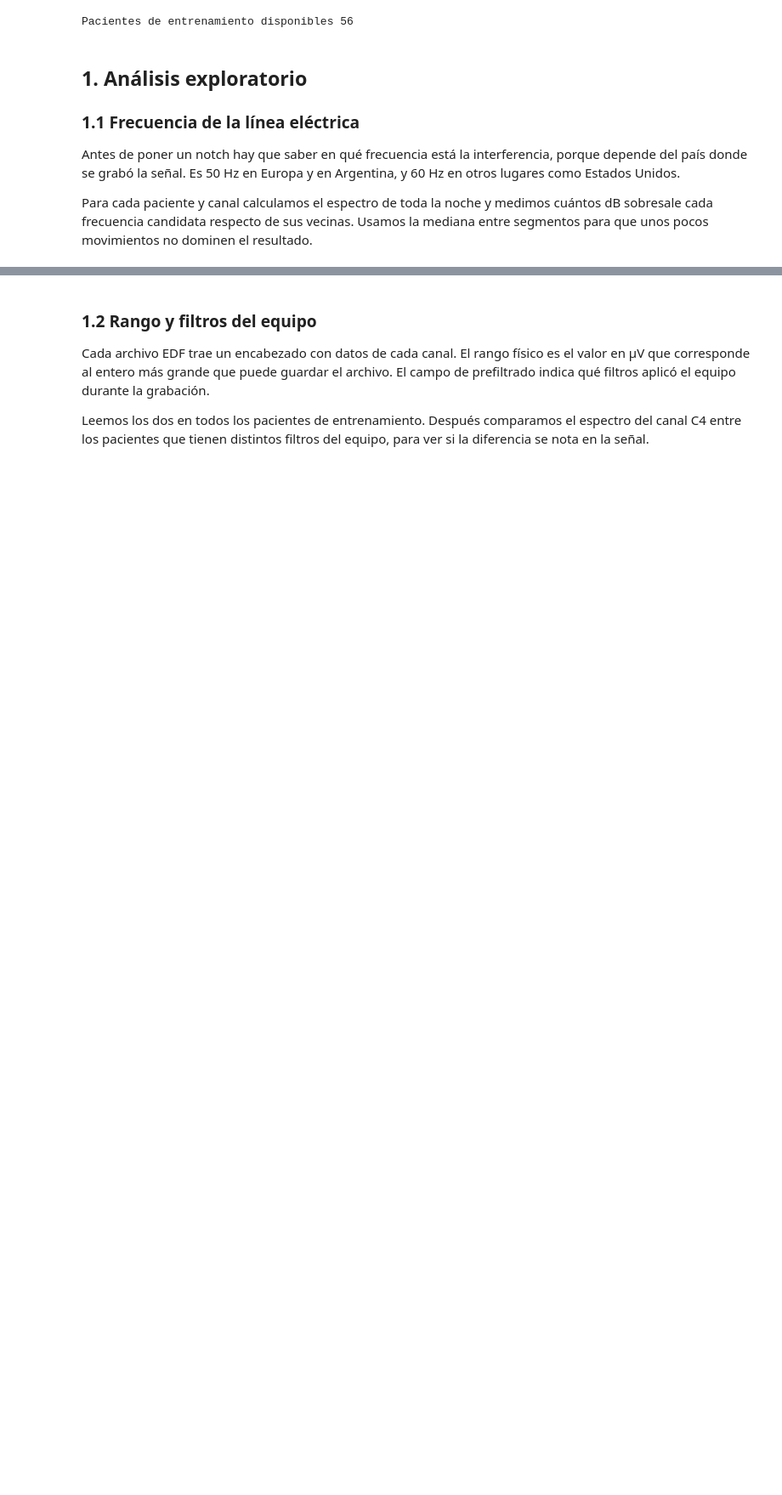
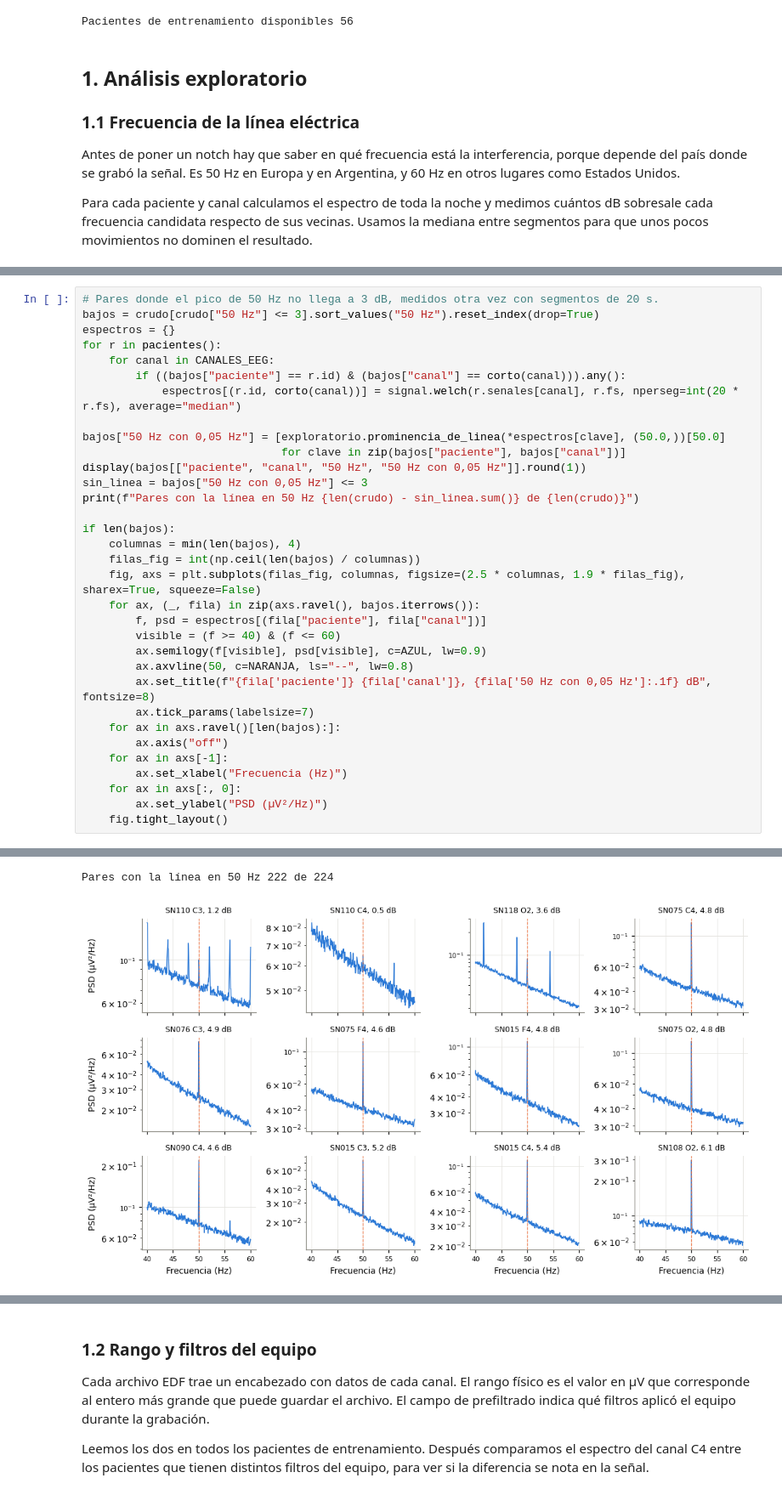
Before and after one commit to ldelia22/PSIB2026Q2-TPS-Grupo02-CassanoNieto-DElia-Ortega, a Jupyter notebook: codigo/notebooks/01_frente_A_senales.ipynb, the cells around one changed output, grey strips where cells are left out. Shown at 85% size. Saved outputs shown, nothing was run; the diff lists cells and outputs as text; blank space fills up the shorter version.

Commit message:
reviso los pares sin línea de 50 hz con más resolución

```diff
--- a/codigo/notebooks/01_frente_A_senales.ipynb
+++ b/codigo/notebooks/01_frente_A_senales.ipynb
@@ -216,0 +219,34 @@ Pares paciente y canal con más de 3 dB en 60 Hz 1%
+# %%
+# Pares donde el pico de 50 Hz no llega a 3 dB, medidos otra vez con segmentos de 20 s.
+bajos = crudo[crudo["50 Hz"] <= 3].sort_values("50 Hz").reset_index(drop=True)
+espectros = {}
+for r in pacientes():
+    for canal in CANALES_EEG:
+        if ((bajos["paciente"] == r.id) & (bajos["canal"] == corto(canal))).any():
+            espectros[(r.id, corto(canal))] = signal.welch(r.senales[canal], r.fs, nperseg=int(20 * r.fs), average="median")
+
+bajos["50 Hz con 0,05 Hz"] = [exploratorio.prominencia_de_linea(*espectros[clave], (50.0,))[50.0]
+                              for clave in zip(bajos["paciente"], bajos["canal"])]
+display(bajos[["paciente", "canal", "50 Hz", "50 Hz con 0,05 Hz"]].round(1))
+sin_linea = bajos["50 Hz con 0,05 Hz"] <= 3
+print(f"Pares con la línea en 50 Hz {len(crudo) - sin_linea.sum()} de {len(crudo)}")
+
+if len(bajos):
+    columnas = min(len(bajos), 4)
+    filas_fig = int(np.ceil(len(bajos) / columnas))
+    fig, axs = plt.subplots(filas_fig, columnas, figsize=(2.5 * columnas, 1.9 * filas_fig), sharex=True, squeeze=False)
+    for ax, (_, fila) in zip(axs.ravel(), bajos.iterrows()):
+        f, psd = espectros[(fila["paciente"], fila["canal"])]
+        visible = (f >= 40) & (f <= 60)
+        ax.semilogy(f[visible], psd[visible], c=AZUL, lw=0.9)
+        ax.axvline(50, c=NARANJA, ls="--", lw=0.8)
+        ax.set_title(f"{fila['paciente']} {fila['canal']}, {fila['50 Hz con 0,05 Hz']:.1f} dB", fontsize=8)
+        ax.tick_params(labelsize=7)
+    for ax in axs.ravel()[len(bajos):]:
+        ax.axis("off")
+    for ax in axs[-1]:
+        ax.set_xlabel("Frecuencia (Hz)")
+    for ax in axs[:, 0]:
+        ax.set_ylabel("PSD (µV²/Hz)")
+    fig.tight_layout()
+# %% [output]
@@ -216,0 +266,2 @@ Pares paciente y canal con más de 3 dB en 60 Hz 1%
+Pares con la línea en 50 Hz 222 de 224
+[figure, added]
```
Also changed, not shown: parts of 5 cells of this notebook, 1 other file.
